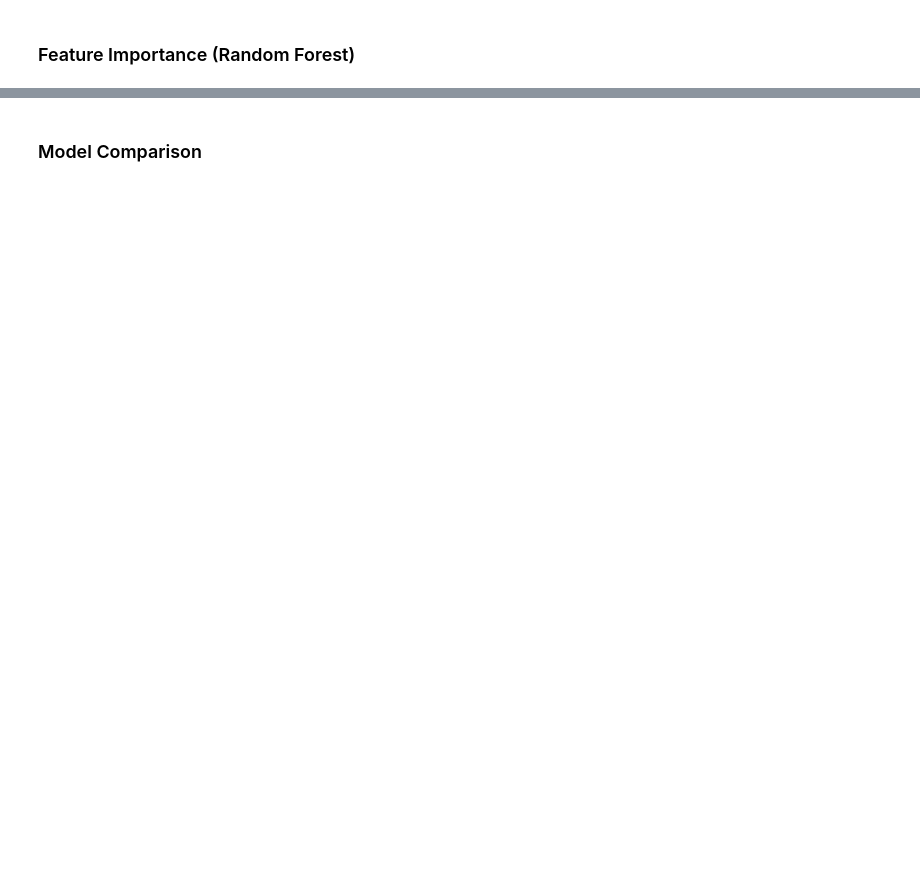
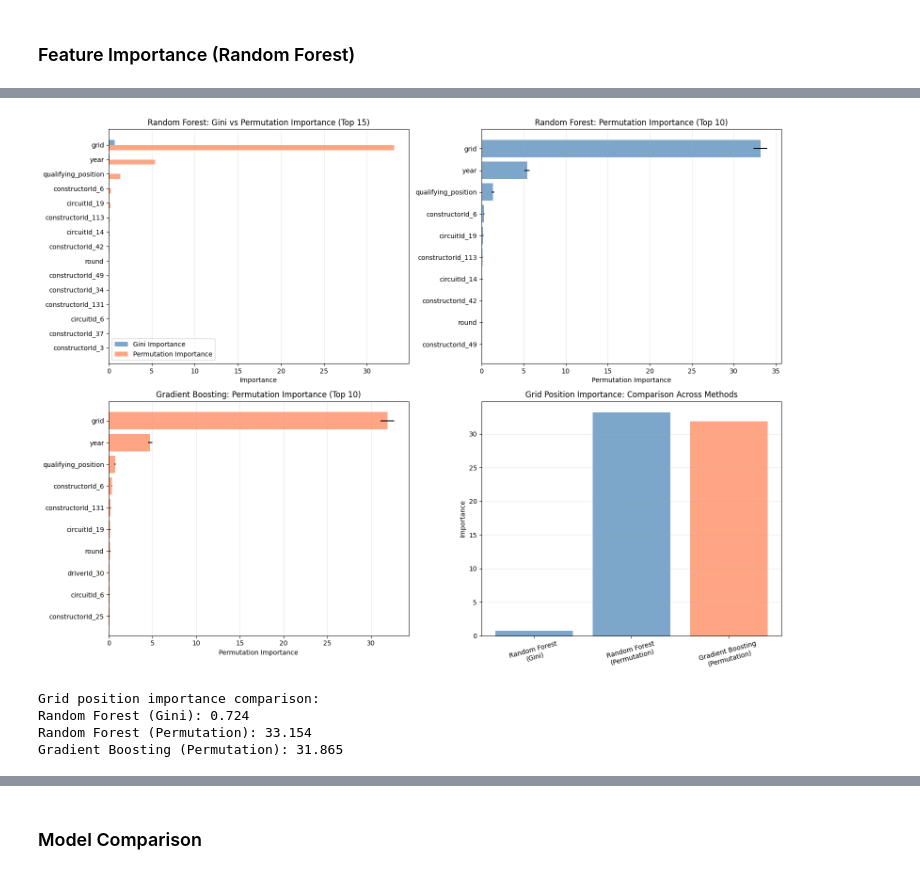
Before and after one commit to noelleketoo/F1-Racing-Analysis, a Jupyter notebook: analysis.ipynb, the cells around one changed output, grey strips where cells are left out. Drawn from its saved outputs; the diff is of its cells as text; code cells hidden in the pictures; blank space fills up the shorter version.

Commit message:
Add hyperparameter tuning and permutation importance

```diff
--- a/analysis.ipynb
+++ b/analysis.ipynb
@@ -814,0 +1019,74 @@ Grid position importance: 0.796
+# %%
+# Visualize permutation importance
+fig, axes = plt.subplots(2, 2, figsize=(16, 12))
+
+# Random Forest: Gini vs Permutation Importance (Top 15)
+top_15_features = perm_imp_rf_df.head(15)['feature'].values
+gini_imp_top15 = feat_importance[feat_importance['feature'].isin(top_15_features)].set_index('feature').loc[top_15_features]
+perm_imp_top15 = perm_imp_rf_df.head(15).set_index('feature')
+
+x = np.arange(len(top_15_features))
+width = 0.35
+
+axes[0, 0].barh(x - width/2, gini_imp_top15['importance'], width, label='Gini Importance', color='steelblue', alpha=0.7)
+axes[0, 0].barh(x + width/2, perm_imp_top15['importance_mean'], width, label='Permutation Importance', color='coral', alpha=0.7)
+axes[0, 0].set_yticks(x)
+axes[0, 0].set_yticklabels(top_15_features)
+axes[0, 0].invert_yaxis()
+axes[0, 0].set_xlabel('Importance')
+axes[0, 0].set_title('Random Forest: Gini vs Permutation Importance (Top 15)')
+axes[0, 0].legend()
+axes[0, 0].grid(True, axis='x', alpha=0.3)
+
+# Random Forest: Permutation Importance with error bars
+top_10_rf = perm_imp_rf_df.head(10)
+axes[0, 1].barh(range(len(top_10_rf)), top_10_rf['importance_mean'], xerr=top_10_rf['importance_std'],
+                color='steelblue', alpha=0.7)
+axes[0, 1].set_yticks(range(len(top_10_rf)))
+axes[0, 1].set_yticklabels(top_10_rf['feature'])
+axes[0, 1].invert_yaxis()
+axes[0, 1].set_xlabel('Permutation Importance')
+axes[0, 1].set_title('Random Forest: Permutation Importance (Top 10)')
+axes[0, 1].grid(True, axis='x', alpha=0.3)
+
+# Gradient Boosting: Permutation Importance with error bars
+top_10_gbr = perm_imp_gbr_df.head(10)
+axes[1, 0].barh(range(len(top_10_gbr)), top_10_gbr['importance_mean'], xerr=top_10_gbr['importance_std'],
+                color='coral', alpha=0.7)
+axes[1, 0].set_yticks(range(len(top_10_gbr)))
+axes[1, 0].set_yticklabels(top_10_gbr['feature'])
+axes[1, 0].invert_yaxis()
+axes[1, 0].set_xlabel('Permutation Importance')
+axes[1, 0].set_title('Gradient Boosting: Permutation Importance (Top 10)')
+axes[1, 0].grid(True, axis='x', alpha=0.3)
+
+# Comparison: Grid position importance across methods
+grid_perm_rf = perm_imp_rf_df[perm_imp_rf_df['feature'] == 'grid']['importance_mean'].values[0]
+grid_perm_gbr = perm_imp_gbr_df[perm_imp_gbr_df['feature'] == 'grid']['importance_mean'].values[0]
+grid_gini_rf = feat_importance[feat_importance['feature'] == 'grid']['importance'].values[0]
+
+comparison_data = {
+    'Random Forest\n(Gini)': grid_gini_rf,
+    'Random Forest\n(Permutation)': grid_perm_rf,
+    'Gradient Boosting\n(Permutation)': grid_perm_gbr
+}
+
+axes[1, 1].bar(comparison_data.keys(), comparison_data.values(), color=['steelblue', 'steelblue', 'coral'], alpha=0.7)
+axes[1, 1].set_ylabel('Importance')
+axes[1, 1].set_title('Grid Position Importance: Comparison Across Methods')
+axes[1, 1].grid(True, axis='y', alpha=0.3)
+axes[1, 1].tick_params(axis='x', rotation=15)
+
+plt.tight_layout()
+plt.show()
+
+print(f"\nGrid position importance comparison:")
+print(f"Random Forest (Gini): {grid_gini_rf:.3f}")
+print(f"Random Forest (Permutation): {grid_perm_rf:.3f}")
+print(f"Gradient Boosting (Permutation): {grid_perm_gbr:.3f}")
+# %% [output]
+[figure, added]
+Grid position importance comparison:
+Random Forest (Gini): 0.724
+Random Forest (Permutation): 33.154
+Gradient Boosting (Permutation): 31.865
```
Also changed, not shown: parts of 15 cells of this notebook.
